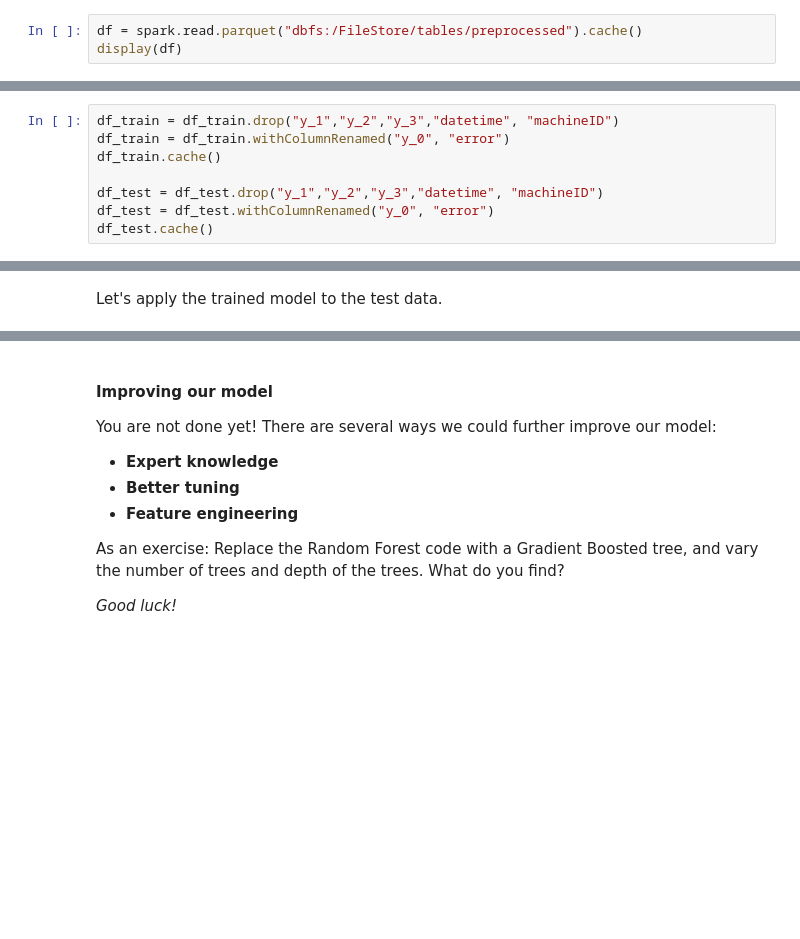
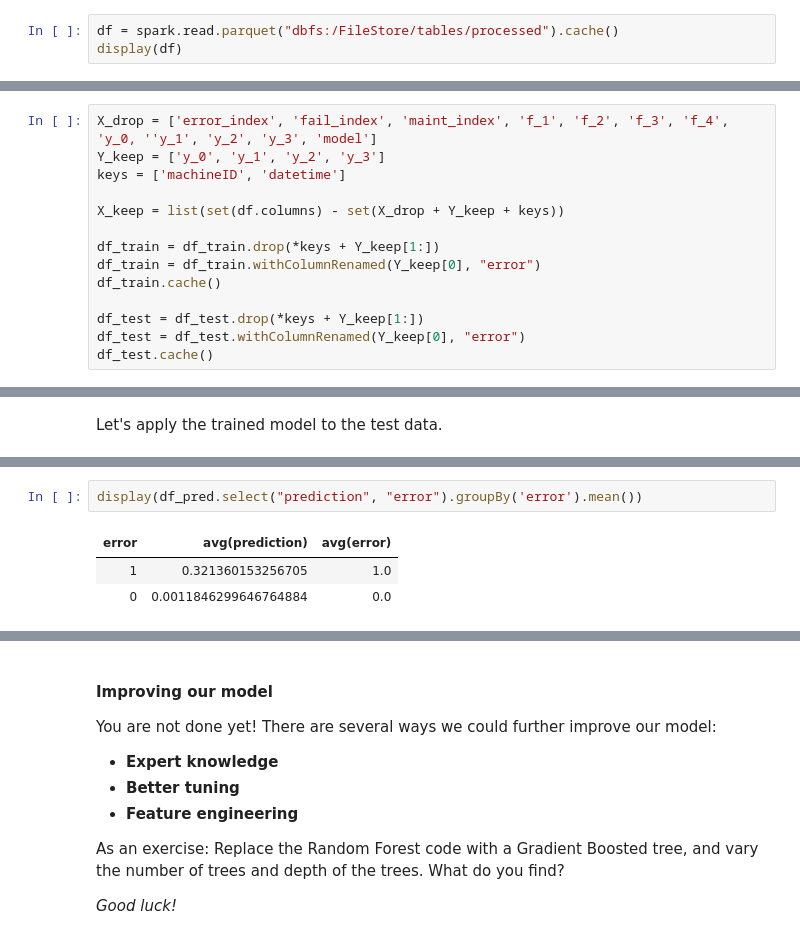
Before and after one commit to Azure/ACE_Azure_ML, a Jupyter notebook: ADB/notebooks/day_2/02_random_forests.ipynb, the cells around one changed output, grey strips where cells are left out. Cells and saved outputs as stored; diff of their text form; blank space fills up the shorter version.

```diff
--- a/ADB/notebooks/day_2/02_random_forests.ipynb
+++ b/ADB/notebooks/day_2/02_random_forests.ipynb
@@ -19,5 +13,5 @@ The code below is taken from the last lab to set up our data transformations.
 # %% [markdown]
 Let's load and cache the data once more.
 # %%
-df = spark.read.parquet("dbfs:/FileStore/tables/preprocessed").cache()
+df = spark.read.parquet("dbfs:/FileStore/tables/processed").cache()
 display(df)
@@ -34,8 +34,14 @@ display(df_train)
-# %%
-df_train = df_train.drop("y_1","y_2","y_3","datetime", "machineID")
-df_train = df_train.withColumnRenamed("y_0", "error")
-df_train.cache()
-
-df_test = df_test.drop("y_1","y_2","y_3","datetime", "machineID")
-df_test = df_test.withColumnRenamed("y_0", "error")
-df_test.cache()
+# %%
+X_drop = ['error_index', 'fail_index', 'maint_index', 'f_1', 'f_2', 'f_3', 'f_4', 'y_0, ''y_1', 'y_2', 'y_3', 'model']
+Y_keep = ['y_0', 'y_1', 'y_2', 'y_3']
+keys = ['machineID', 'datetime']
+
+X_keep = list(set(df.columns) - set(X_drop + Y_keep + keys))
+
+df_train = df_train.drop(*keys + Y_keep[1:])
+df_train = df_train.withColumnRenamed(Y_keep[0], "error")
+df_train.cache()
+
+df_test = df_test.drop(*keys + Y_keep[1:])
+df_test = df_test.withColumnRenamed(Y_keep[0], "error")
+df_test.cache()
@@ -168 +198,7 @@ display(df_pred.select("error", "prediction"))
+# %%
+display(df_pred.select("prediction", "error").groupBy('error').mean())
+# %% [output]
+| error | avg(prediction) | avg(error) |
+| 1 | 0.321360153256705 | 1.0 |
+| 0 | 0.0011846299646764884 | 0.0 |
 # %% [markdown]
```
Also changed, not shown: parts of 35 cells of this notebook, 23 other files.
